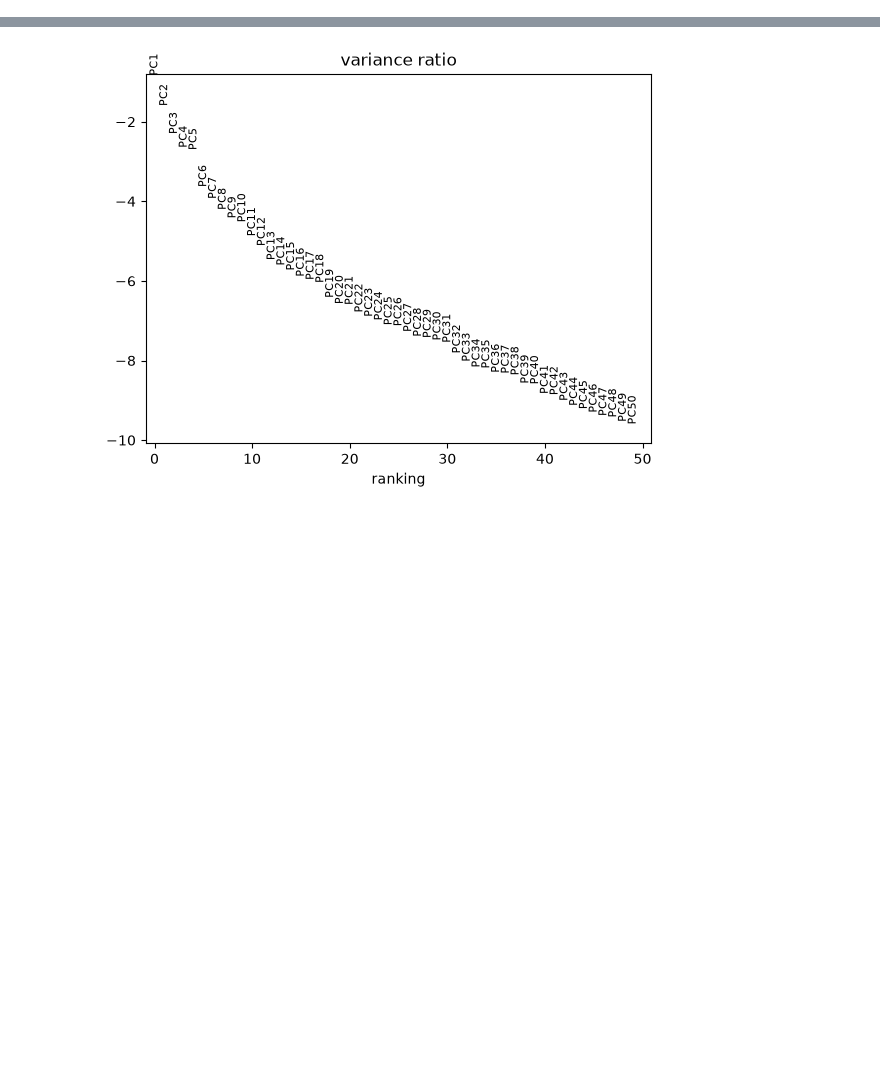
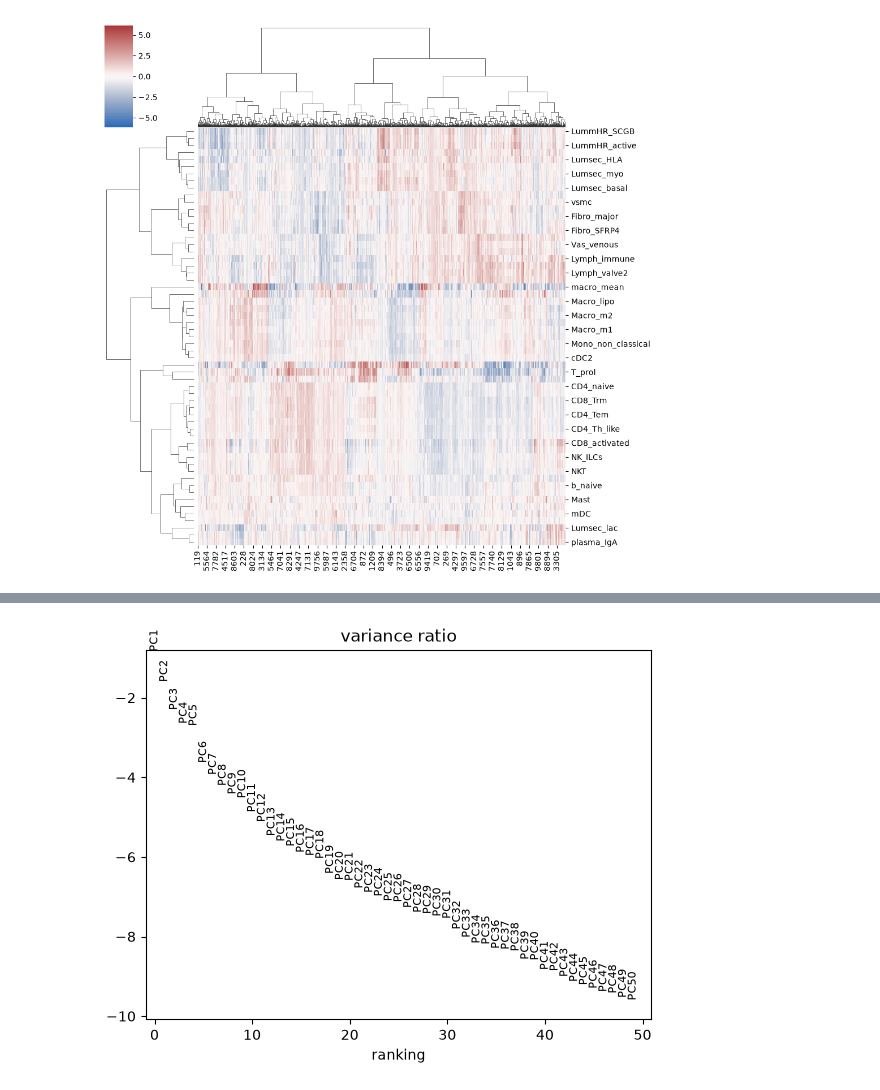
Before and after one commit to eirikhoye/action_var, a Jupyter notebook: workflow/notebooks/analyze_expecto_bridges34.ipynb, the cells around one changed output, grey strips where cells are left out. Drawn from its saved outputs; the diff is of its cells as text; code cells hidden in the pictures; blank space fills up the shorter version.

```diff
--- a/workflow/notebooks/analyze_expecto_bridges34.ipynb
+++ b/workflow/notebooks/analyze_expecto_bridges34.ipynb
@@ -32,0 +50,12 @@ adata.var = pd.merge(adata.var, meta_resolved, on='SNP')
+# %%
+g = sns.clustermap(
+    #df_subset,
+    df,
+    cmap='vlag',
+    z_score=1,          # standardize per column (feature); use z_score=0 for per-row
+    method='ward',       # linkage method
+    metric='euclidean',
+    figsize=(10, 10)
+)
+# %% [output]
+[figure, added]
```
Also changed, not shown: parts of 7 cells of this notebook, 1 other file.
